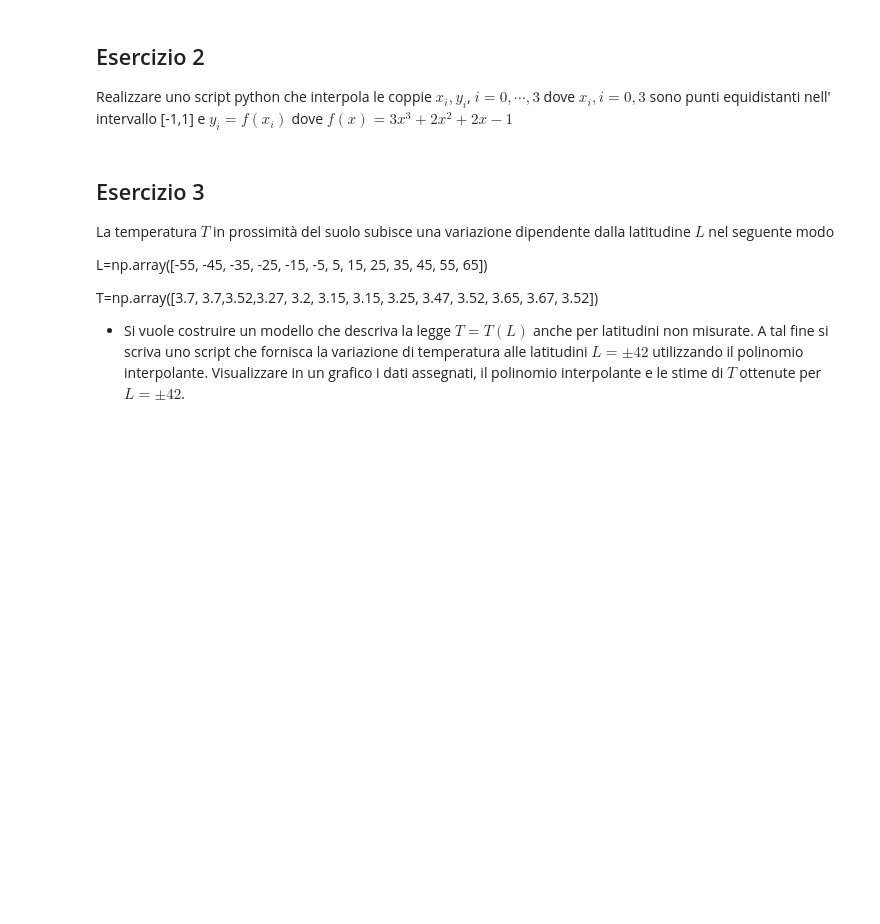
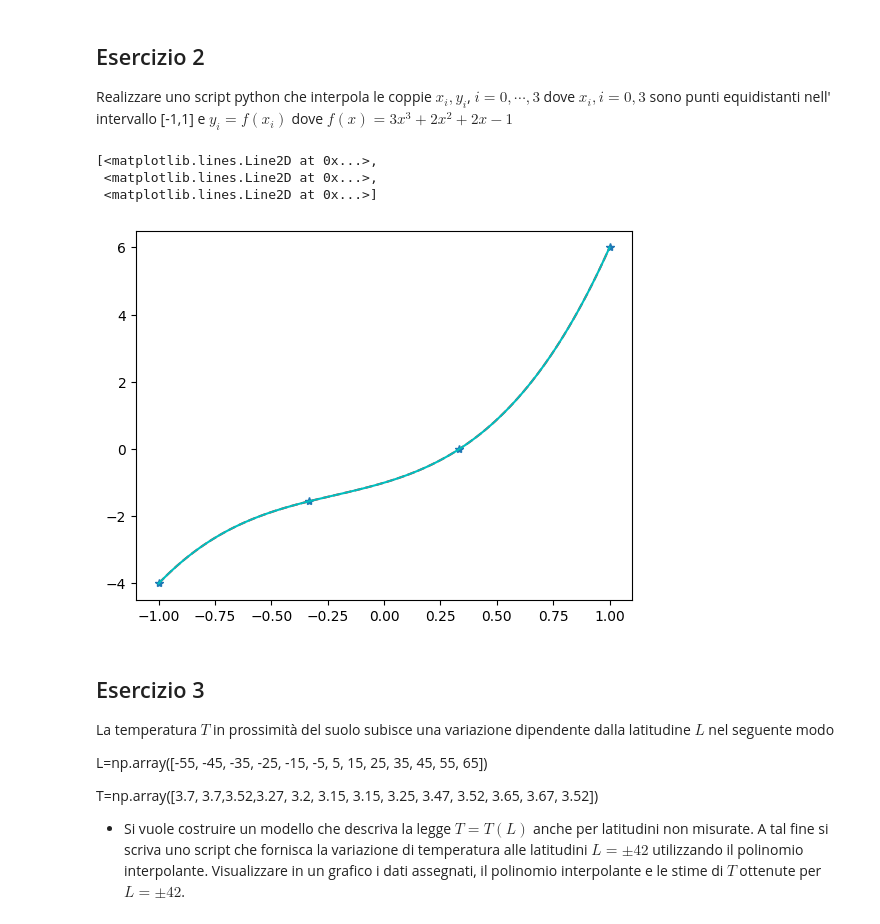
Before and after one commit to delpiter/Numerical_Methods_for_AI, a Jupyter notebook: lab12/ESercitazione_12.ipynb, the cells around one changed output. Saved outputs shown, nothing was run; the diff lists cells and outputs as text; code cells hidden in the pictures; blank space fills up the shorter version.

```diff
--- a/lab12/ESercitazione_12.ipynb
+++ b/lab12/ESercitazione_12.ipynb
@@ -220,6 +241,18 @@ alle funzioni assegnate.
 ## Esercizio 2
 Realizzare uno script python che interpola le coppie $x_i,y_i$, $i=0,\cdots,3$
 dove $x_i,i=0,3$ sono punti equidistanti nell' intervallo [-1,1] e $y_i=f(x_i)$ dove $f(x)=3x^3+2x^2+2x-1$
+# %%
+f2=lambda x:3*x**3+2*x**2+2*x-1
+x2=np.linspace(-1,1,4)
+y2=f2(x2)
+xv2=np.linspace(-1,1,100)
+polL2=InterpL(x2,y2,xv2)
+plt.plot(xv2,polL2,'r--',x2,y2,'*',xv2,f2(xv2),'c-')
+# %% [output]
+[<matplotlib.lines.Line2D at 0x...>,
+ <matplotlib.lines.Line2D at 0x...>,
+ <matplotlib.lines.Line2D at 0x...>]
+[figure, added]
 # %% [markdown]
 ## Esercizio 3
 
```
Also changed, not shown: parts of 8 cells of this notebook, 7 other files.
